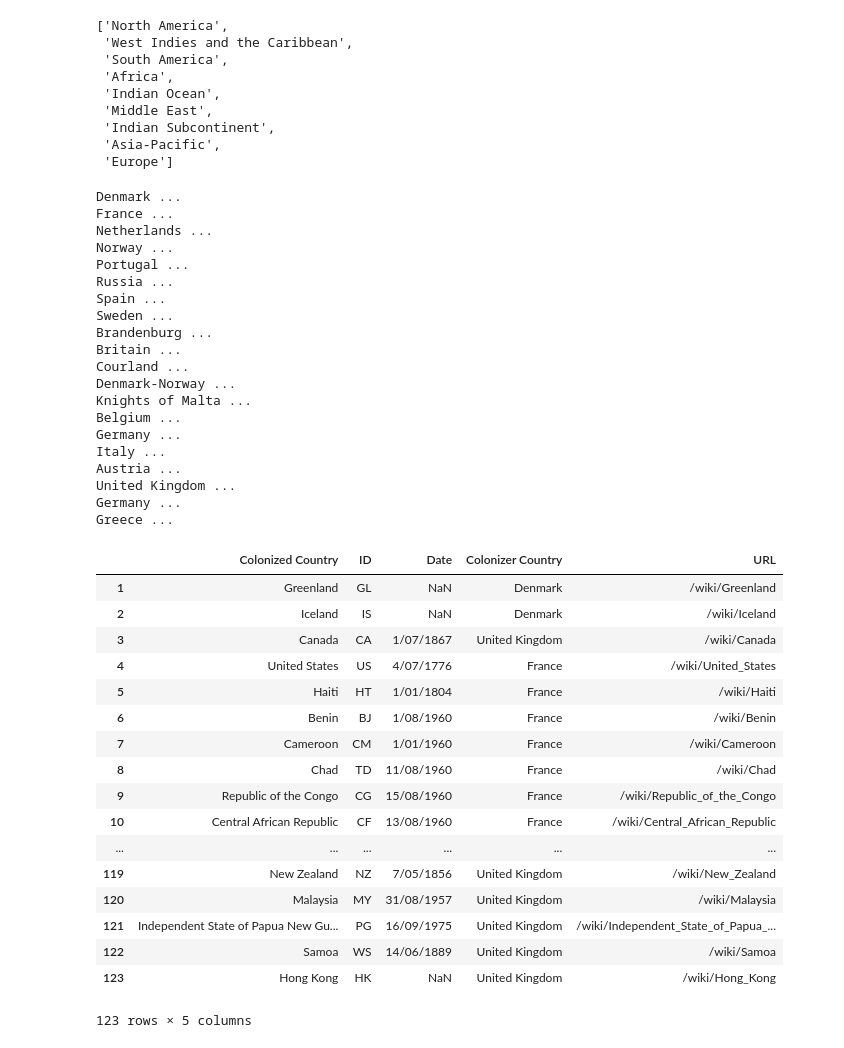
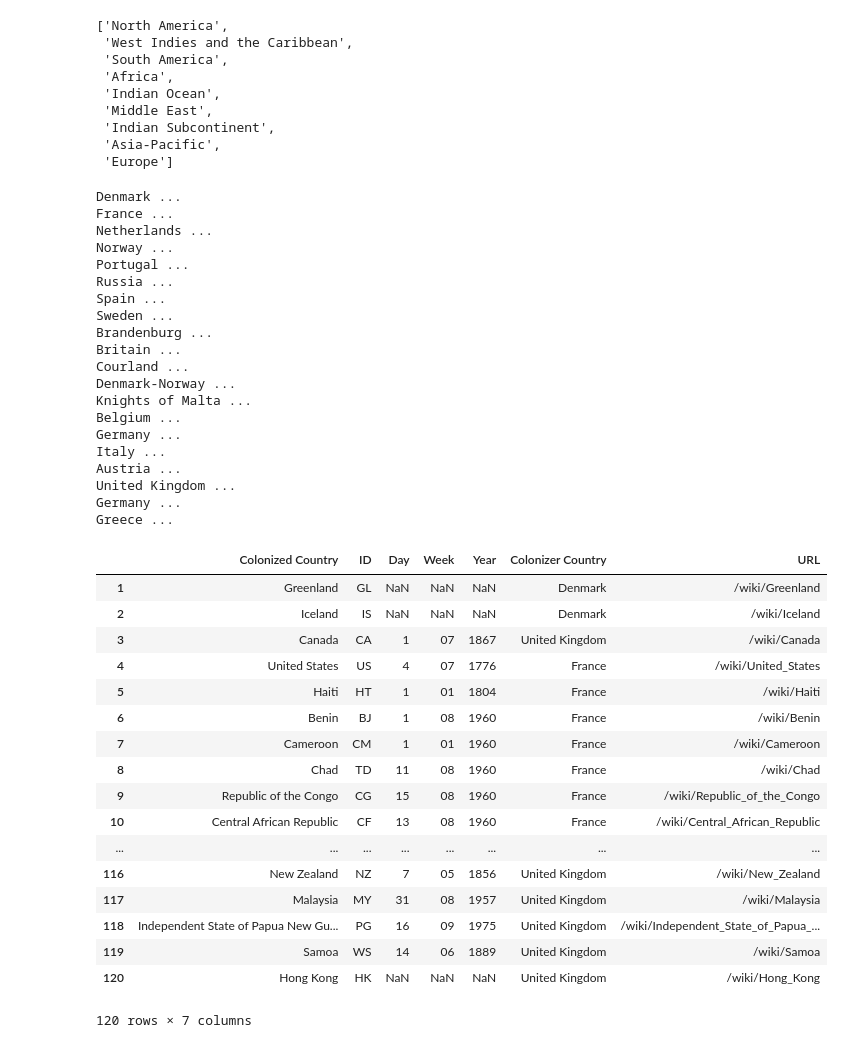
Before and after one commit to julied20/ada-2017, a Jupyter notebook: Project/data_extraction.ipynb, the cells around one changed output. Saved outputs shown, nothing was run; the diff lists cells and outputs as text; code cells hidden in the pictures.

```diff
--- a/Project/data_extraction.ipynb
+++ b/Project/data_extraction.ipynb
@@ -278,11 +284,11 @@ def check_country(df, colonized, colonizer, URL, nb_check):
                 # If the country size is inferior to 1'500 km2, don't care of it
                 if size > 1500:
                     ID = get_ID(infobox)
-                    colonizer, independ_date = get_colonizer_and_decoloniz_date(infobox, colonizer)
+                    colonizer, indep_day, indep_week, indep_year = get_colonizer_and_decoloniz_date(infobox, colonizer)
 
                     # Check if the colonized country is not a duplicate
-                    if len(df[df['ID']== ID]) < 1:
-                        df.loc[len(df)+1] = [colonized, ID, independ_date, colonizer, URL]
+                    if ID and colonized and len(df[df['ID']== ID]) < 1:
+                        df.loc[len(df)+1] = [colonized, ID, indep_day, indep_week, indep_year, colonizer, URL]
             else:
                 # If the country don't exist anymore, check the new countries in the "today part of" channel
                 new_countries, new_URL = get_today_part_of(infobox)
@@ -300,14 +306,14 @@ def check_country(df, colonized, colonizer, URL, nb_check):
                         check_country(df, new_country, colonizer, new_URL, nb_check + 1)
 # %%
 # Dataframe creation
-colonization_df = pd.DataFrame(columns=['Colonized Country', 'ID', 'Date', 'Colonizer Country', "URL"])
+colonization_df = pd.DataFrame(columns=['Colonized Country', 'ID', 'Day', 'Week', 'Year', 'Colonizer Country', "URL"])
 
 URL_QS = 'https://en.wikipedia.org/wiki/List_of_former_European_colonies'
 r = requests.get(URL_QS)
 soup = BeautifulSoup(r.text, 'lxml')
 
 for colonizer_country in colonizer_countries:
-    #colonizer_country = "Russia"# colonizer_countries[6]
+#colonizer_country = "Portugal"# colonizer_countries[6]
     print(colonizer_country, "...")
 
     # Trouve tout les emplacements où on fait mention du pays "colonizer"
@@ -315,51 +321,51 @@ for colonizer_country in colonizer_countries:
 
     for i in range (len(colonizer_index)):
         colonized_countries = colonizer_index[i].next_sibling.next_sibling('a')
 
         for colonized_country in colonized_countries:
              if colonized_country.text not in regions and len(colonized_country.attrs) < 3:
                 check_country(colonization_df, colonized_country.text, colonizer_country, colonized_country['href'], 1)
 
 colonization_df
 # %% [output]
 Denmark ...
 France ...
 Netherlands ...
 Norway ...
 Portugal ...
 Russia ...
 Spain ...
 Sweden ...
 Brandenburg ...
 Britain ...
 Courland ...
 Denmark-Norway ...
 Knights of Malta ...
 Belgium ...
 Germany ...
 Italy ...
 Austria ...
 United Kingdom ...
 Germany ...
 Greece ...
-|  | Colonized Country | ID | Date | Colonizer Country | URL |
-| 1 | Greenland | GL | NaN | Denmark | /wiki/Greenland |
-| 2 | Iceland | IS | NaN | Denmark | /wiki/Iceland |
-| 3 | Canada | CA | 1/07/1867 | United Kingdom | /wiki/Canada |
-| 4 | United States | US | 4/07/1776 | France | /wiki/United_States |
-| 5 | Haiti | HT | 1/01/1804 | France | /wiki/Haiti |
-| 6 | Benin | BJ | 1/08/1960 | France | /wiki/Benin |
-| 7 | Cameroon | CM | 1/01/1960 | France | /wiki/Cameroon |
-| 8 | Chad | TD | 11/08/1960 | France | /wiki/Chad |
-| 9 | Republic of the Congo | CG | 15/08/1960 | France | /wiki/Republic_of_the_Congo |
-| 10 | Central African Republic | CF | 13/08/1960 | France | /wiki/Central_African_Republic |
-| ... | ... | ... | ... | ... | ... |
-| 119 | New Zealand | NZ | 7/05/1856 | United Kingdom | /wiki/New_Zealand |
-| 120 | Malaysia | MY | 31/08/1957 | United Kingdom | /wiki/Malaysia |
-| 121 | Independent State of Papua New Gu... | PG | 16/09/1975 | United Kingdom | /wiki/Independent_State_of_Papua_... |
-| 122 | Samoa | WS | 14/06/1889 | United Kingdom | /wiki/Samoa |
-| 123 | Hong Kong | HK | NaN | United Kingdom | /wiki/Hong_Kong |
+|  | Colonized Country | ID | Day | Week | Year | Colonizer Country | URL |
+| 1 | Greenland | GL | NaN | NaN | NaN | Denmark | /wiki/Greenland |
+| 2 | Iceland | IS | NaN | NaN | NaN | Denmark | /wiki/Iceland |
+| 3 | Canada | CA | 1 | 07 | 1867 | United Kingdom | /wiki/Canada |
+| 4 | United States | US | 4 | 07 | 1776 | France | /wiki/United_States |
+| 5 | Haiti | HT | 1 | 01 | 1804 | France | /wiki/Haiti |
+| 6 | Benin | BJ | 1 | 08 | 1960 | France | /wiki/Benin |
+| 7 | Cameroon | CM | 1 | 01 | 1960 | France | /wiki/Cameroon |
+| 8 | Chad | TD | 11 | 08 | 1960 | France | /wiki/Chad |
+| 9 | Republic of the Congo | CG | 15 | 08 | 1960 | France | /wiki/Republic_of_the_Congo |
+| 10 | Central African Republic | CF | 13 | 08 | 1960 | France | /wiki/Central_African_Republic |
+| ... | ... | ... | ... | ... | ... | ... | ... |
+| 116 | New Zealand | NZ | 7 | 05 | 1856 | United Kingdom | /wiki/New_Zealand |
+| 117 | Malaysia | MY | 31 | 08 | 1957 | United Kingdom | /wiki/Malaysia |
+| 118 | Independent State of Papua New Gu... | PG | 16 | 09 | 1975 | United Kingdom | /wiki/Independent_State_of_Papua_... |
+| 119 | Samoa | WS | 14 | 06 | 1889 | United Kingdom | /wiki/Samoa |
+| 120 | Hong Kong | HK | NaN | NaN | NaN | United Kingdom | /wiki/Hong_Kong |
-123 rows × 5 columns
+120 rows × 7 columns
 # %%
 # Dataset cleaning
 
```
Also changed, not shown: parts of 2 cells of this notebook, 1 other file.
